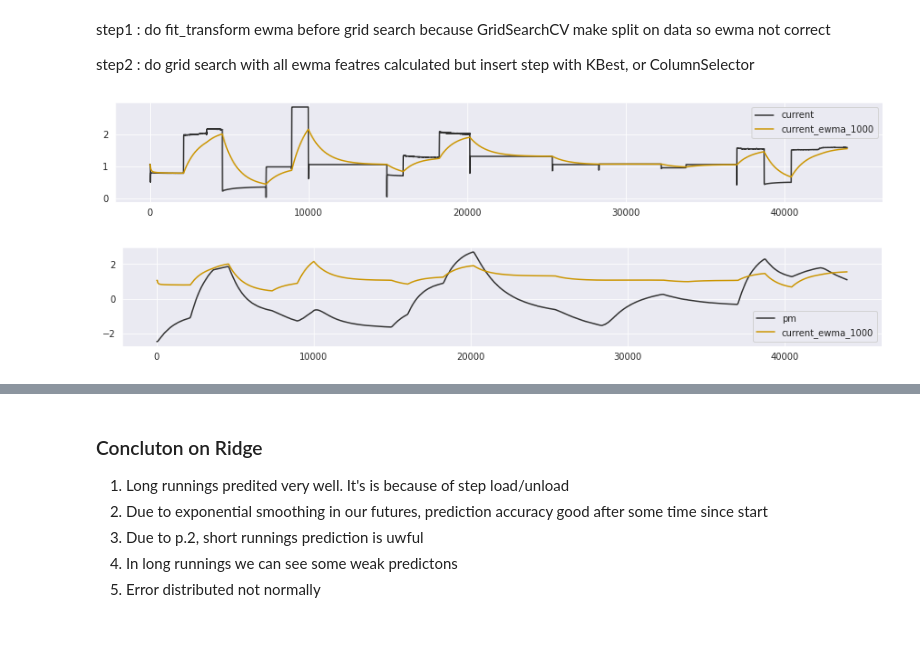
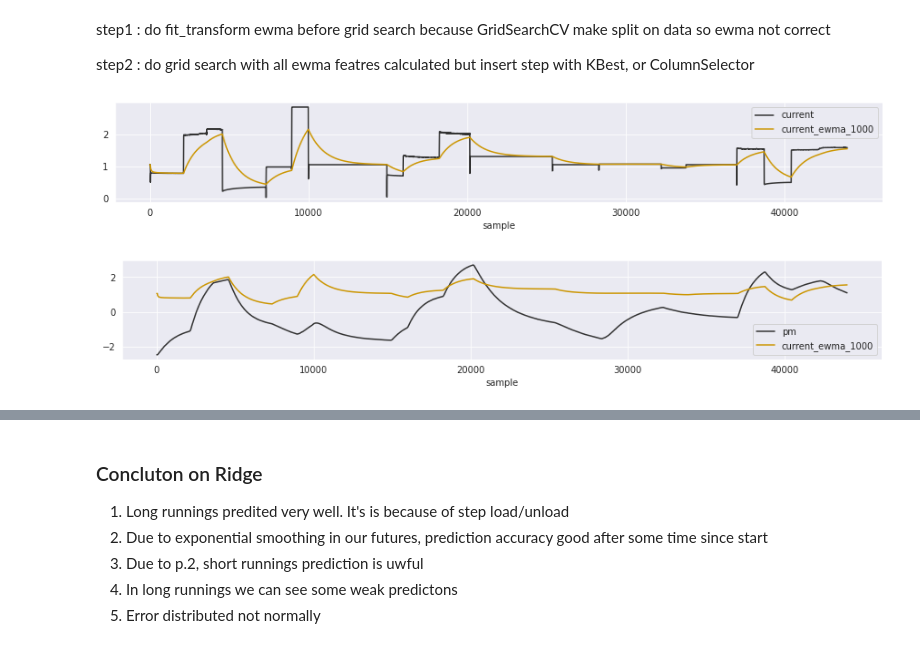
Before and after one commit to dimandms/motor_temperatures, a Jupyter notebook: Motors_Temperature.ipynb, the cells around one changed output, grey strips where cells are left out. Drawn from its saved outputs; the diff is of its cells as text; code cells hidden in the pictures.

```diff
--- a/Motors_Temperature.ipynb
+++ b/Motors_Temperature.ipynb
@@ -103,7 +100,9 @@ SECONDS_IN_HOUR = 3600
 
 PLOT_STYLE = "darkgrid"
 PLOT_PRIMARY_COLOR = "#333333"
+PLOT_SECONDARY_COLOR = "#cc9602"
 
-TEMPERATURE_FUTURES = ['pm', 'stator_yoke', 'stator_tooth', 'stator_winding']
+TEMPERATURE_FEATURES = ['pm', 'stator_yoke', 'stator_tooth', 'stator_winding']
+TARGET_FEATURES = TEMPERATURE_FEATURES + ["torque"]
 # %%
 def plot_profile_durations(df: pd.DataFrame):
@@ -142,7 +142,7 @@ def plot_experiment_time_series(df: pd.DataFrame, profile_id: int, num_of_points
             ax.plot(filtered_df[feature_name], color=PLOT_PRIMARY_COLOR)
             ax.set_ylabel(feature_name)
 # %%
-def plot_experiment_time_series_single_grid(df: pd.DataFrame, profile_id: int, num_of_points=None, features=[]):
+def plot_profile_time_series_single_grid(df: pd.DataFrame, profile_id: int, num_of_points=None, features=[]):
     if num_of_points is None:
       filtered_df=df[features][df.profile_id == profile_id].reset_index()
     else:
@@ -151,6 +151,7 @@ def plot_experiment_time_series_single_grid(df: pd.DataFrame, profile_id: int, n
     with sns.axes_style(PLOT_STYLE):
         _, ax = plt.subplots(1, 1, figsize=(15, 2))
         ax.plot(filtered_df[features[0]], color=PLOT_PRIMARY_COLOR, label=features[0])
-        ax.plot(filtered_df[features[1]], color="#cc9602", label=features[1])
+        ax.plot(filtered_df[features[1]], color=PLOT_SECONDARY_COLOR, label=features[1])
+        ax.set_xlabel('sample')
         ax.legend()
 # %%
@@ -337,15 +291,15 @@ ewma_columns: List[str] = ['ambient', 'coolant', 'u_d', 'u_q',
 
 feature_tarnsformation_pipeline = make_pipeline(
     StatorParametersTransformer(),
-    EwmaTransformer(ewma_columns, ewma_spans, drop_transformed=True),
+    EwmaTransformer(ewma_columns, ewma_spans, drop_transformed=False),
 )
 
-prepared_df = feature_tarnsformation_pipeline.fit_transform(df)
+new_features_df = feature_tarnsformation_pipeline.fit_transform(df)
 # %%
-plot_experiment_time_series_single_grid(prepared_df.reset_index(), 20, features=['current', 'current_ewma_1000'])
+plot_profile_time_series_single_grid(new_features_df.reset_index(), 20, features=['current', 'current_ewma_1000'])
 # %% [output]
-[figure, old version]
+[figure, new version]
 # %%
-plot_experiment_time_series_single_grid(prepared_df.reset_index(), 20, features=['pm', 'current_ewma_1000'])
+plot_profile_time_series_single_grid(new_features_df.reset_index(), 20, features=['pm', 'current_ewma_1000'])
 # %% [output]
-[figure, old version]
+[figure, new version]
```
Also changed, not shown: parts of 34 cells of this notebook.
